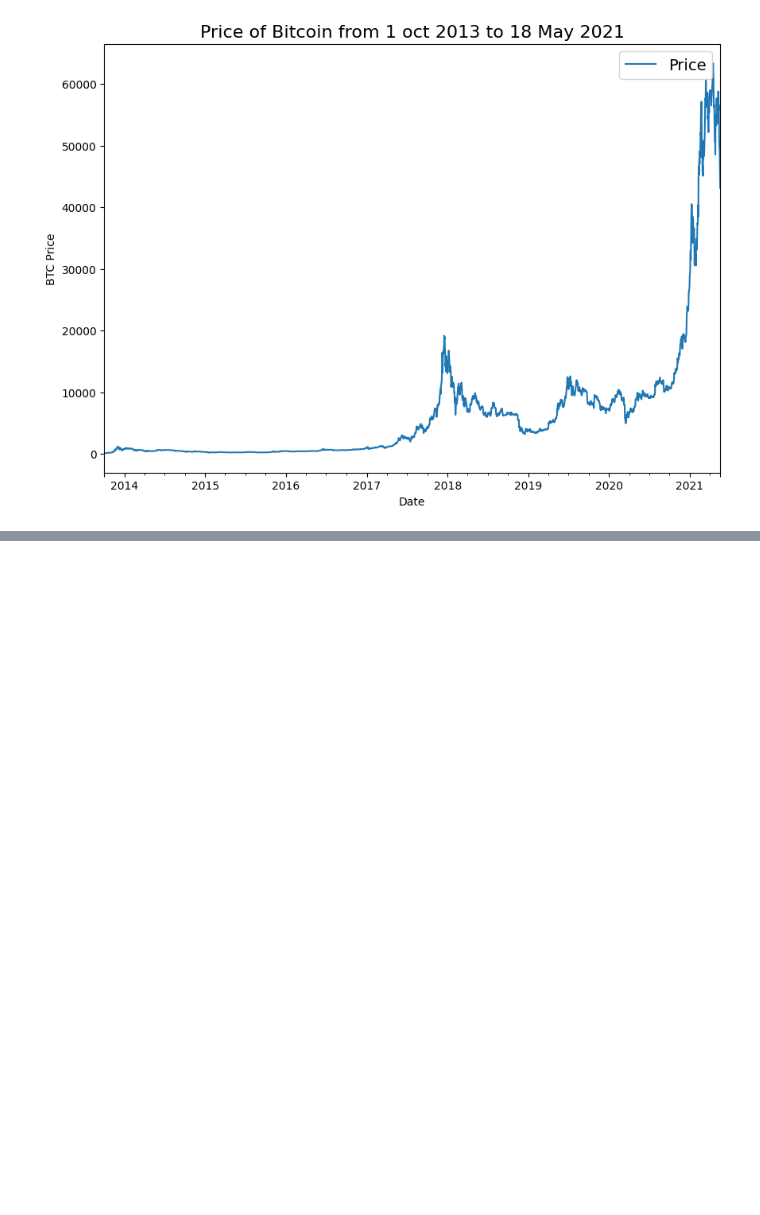
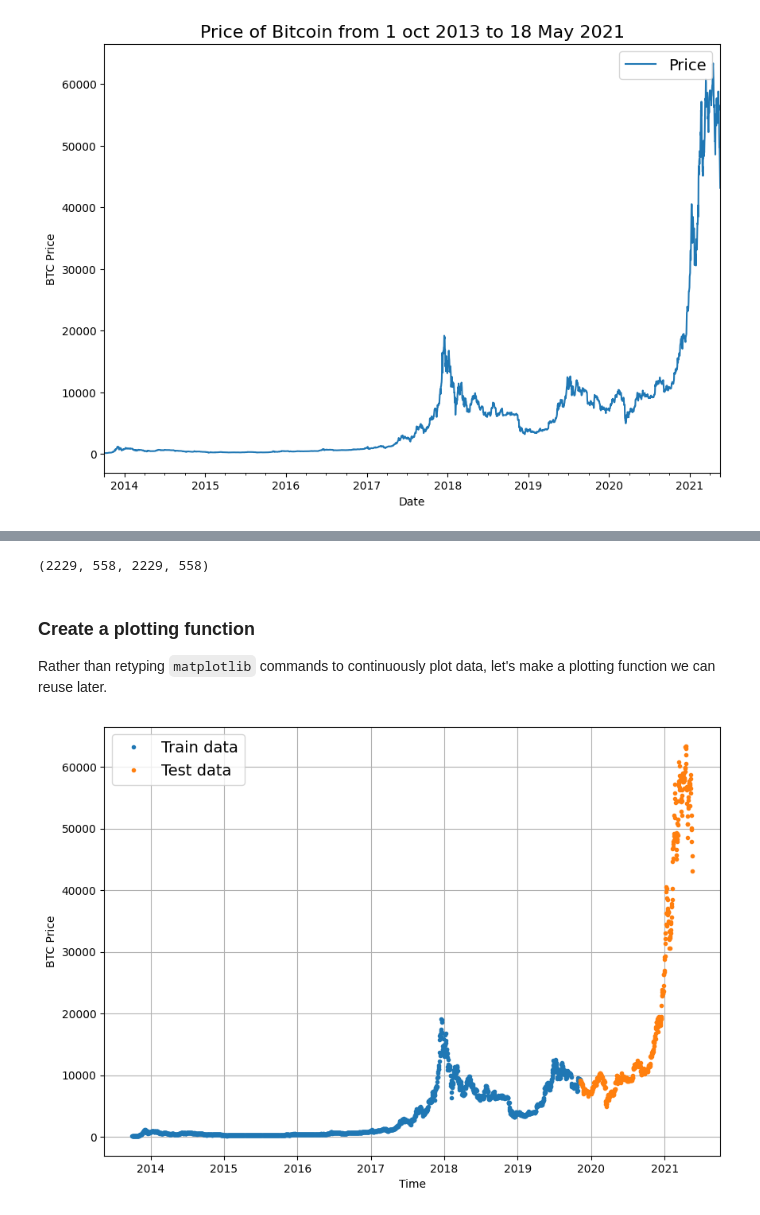
Before and after one commit to ShivajiMallela/Deep-learning-with-Tensorflow, a Jupyter notebook: 10_time_series_forecasting_in_tensorflow.ipynb, the cells around one changed output, grey strips where cells are left out. Cells and saved outputs as stored; diff of their text form; code cells hidden in the pictures; blank space fills up the shorter version.

```diff
--- a/10_time_series_forecasting_in_tensorflow.ipynb
+++ b/10_time_series_forecasting_in_tensorflow.ipynb
@@ -156,0 +241,45 @@ plt.legend(fontsize=14);
+# %%
+# Create train and test splits the right way for time series data
+split_size = int(0.8*len(prices))
+
+# Create train data splits (everything before the split)
+X_train, y_train = timesteps[:split_size], prices[:split_size]
+
+# Create test data splits (everything after the split)
+X_test, y_test = timesteps[split_size:], prices[split_size:]
+
+len(X_train), len(X_test), len(y_train), len(y_test)
+# %% [output]
+(2229, 558, 2229, 558)
+# %% [markdown]
+### Create a plotting function
+
+Rather than retyping `matplotlib` commands to continuously plot data, let's make a plotting function we can reuse later.
+# %%
+def plot_time_series(timesteps, values, format='.', start=0, end=None, label=None):
+  """
+  Plots a timesteps (a series of points in time) against values (a series of values across timesteps).
+
+  Parameters
+  ---------
+  timesteps : array of timesteps
+  values : array of values across time
+  format : style of plot, default "."
+  start : where to start the plot (setting a value will index from start of timesteps & values)
+  end : where to end the plot (setting a value will index from end of timesteps & values)
+  label : label to show on plot of values
+  """
+  #plot the series
+  plt.plot(timesteps[start:end], values[start:end], format, label=label)
+  plt.xlabel("Time")
+  plt.ylabel("BTC Price")
+  if label:
+    plt.legend(fontsize=14) #Make label bigger
+  plt.grid(True)
+# %%
+# Try out our plotting function
+plt.figure(figsize=(10, 7))
+plot_time_series(X_train, y_train, label='Train data')
+plot_time_series(X_test, y_test, label="Test data")
+# %% [output]
+[figure, added]
```
Also changed, not shown: parts of 47 cells of this notebook.
